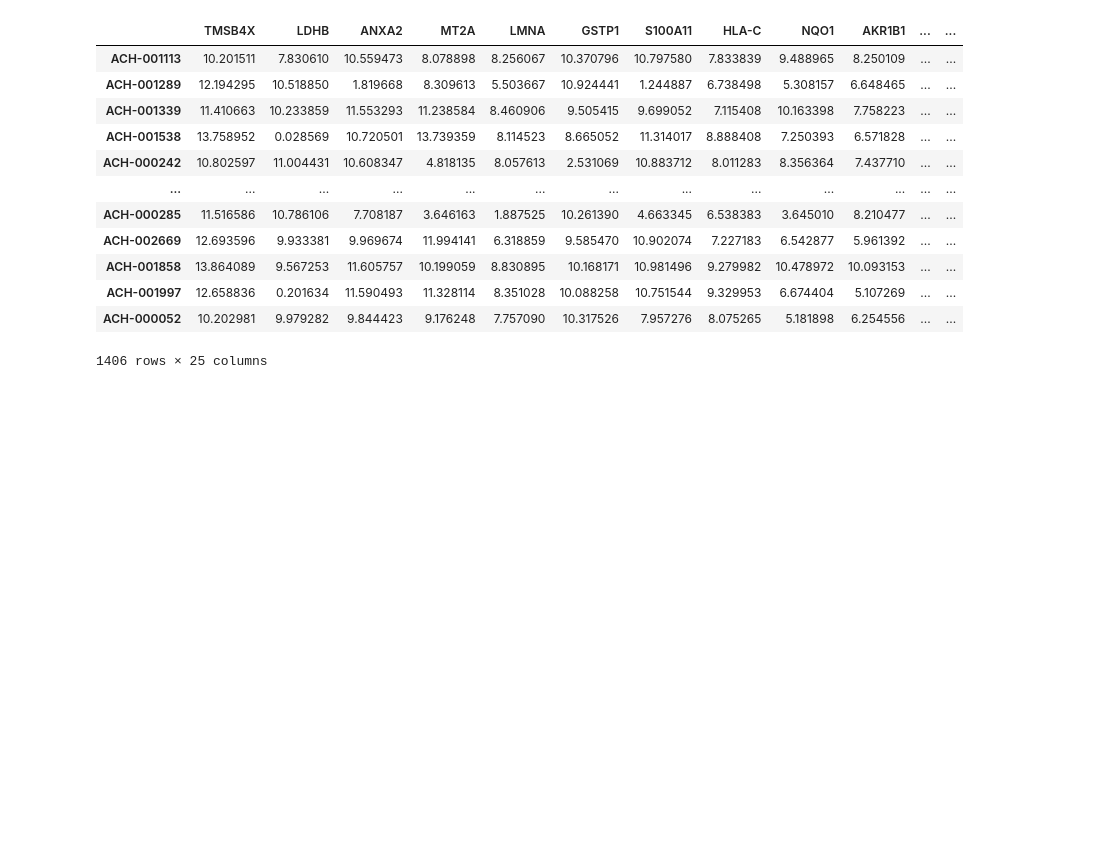
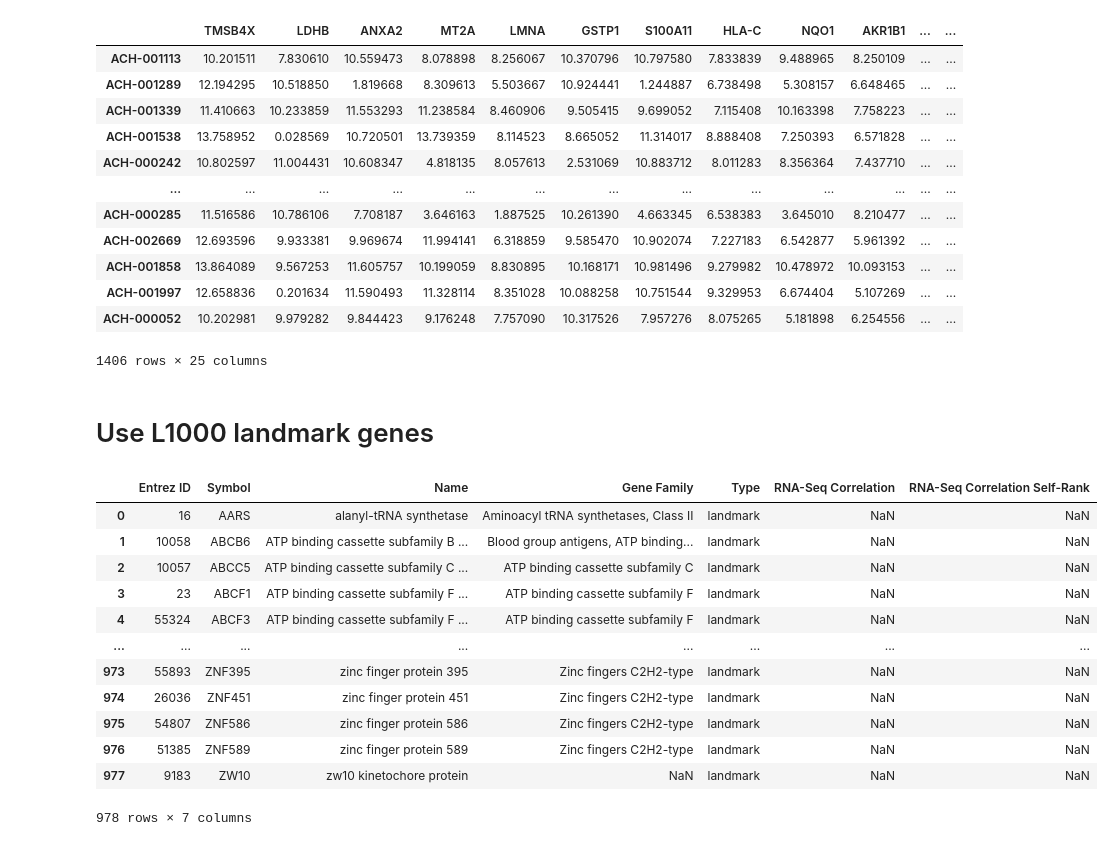
Before and after one commit to SCSE-Biomedical-Computing-Group/XGDP, a Jupyter notebook: CCLE_data.ipynb, the cells around one changed output. Drawn from its saved outputs; the diff is of its cells as text; code cells hidden in the pictures; blank space fills up the shorter version.

```diff
--- a/CCLE_data.ipynb
+++ b/CCLE_data.ipynb
@@ -561,3 +561,22 @@ ccle_expr.loc[:, selected_genes]
 | ACH-001997 | 12.658836 | 0.201634 | 11.590493 | 11.328114 | 8.351028 | 10.088258 | 10.751544 | 9.329953 | 6.674404 | 5.107269 | ... | ... |
 | ACH-000052 | 10.202981 | 9.979282 | 9.844423 | 9.176248 | 7.757090 | 10.317526 | 7.957276 | 8.075265 | 5.181898 | 6.254556 | ... | ... |
 1406 rows × 25 columns
+# %% [markdown]
+# Use L1000 landmark genes
+# %%
+l1000_gene_df = pd.read_csv('data/landmark_genes.txt', sep='\t', header=0)
+l1000_gene_df
+# %% [output]
+|  | Entrez ID | Symbol | Name | Gene Family | Type | RNA-Seq Correlation | RNA-Seq Correlation Self-Rank |
+| 0 | 16 | AARS | alanyl-tRNA synthetase | Aminoacyl tRNA synthetases, Class II | landmark | NaN | NaN |
+| 1 | 10058 | ABCB6 | ATP binding cassette subfamily B ... | Blood group antigens, ATP binding... | landmark | NaN | NaN |
+| 2 | 10057 | ABCC5 | ATP binding cassette subfamily C ... | ATP binding cassette subfamily C | landmark | NaN | NaN |
+| 3 | 23 | ABCF1 | ATP binding cassette subfamily F ... | ATP binding cassette subfamily F | landmark | NaN | NaN |
+| 4 | 55324 | ABCF3 | ATP binding cassette subfamily F ... | ATP binding cassette subfamily F | landmark | NaN | NaN |
+| ... | ... | ... | ... | ... | ... | ... | ... |
+| 973 | 55893 | ZNF395 | zinc finger protein 395 | Zinc fingers C2H2-type | landmark | NaN | NaN |
+| 974 | 26036 | ZNF451 | zinc finger protein 451 | Zinc fingers C2H2-type | landmark | NaN | NaN |
+| 975 | 54807 | ZNF586 | zinc finger protein 586 | Zinc fingers C2H2-type | landmark | NaN | NaN |
+| 976 | 51385 | ZNF589 | zinc finger protein 589 | Zinc fingers C2H2-type | landmark | NaN | NaN |
+| 977 | 9183 | ZW10 | zw10 kinetochore protein | NaN | landmark | NaN | NaN |
+978 rows × 7 columns
```
Also changed, not shown: parts of 6 cells of this notebook, 13 other files.
